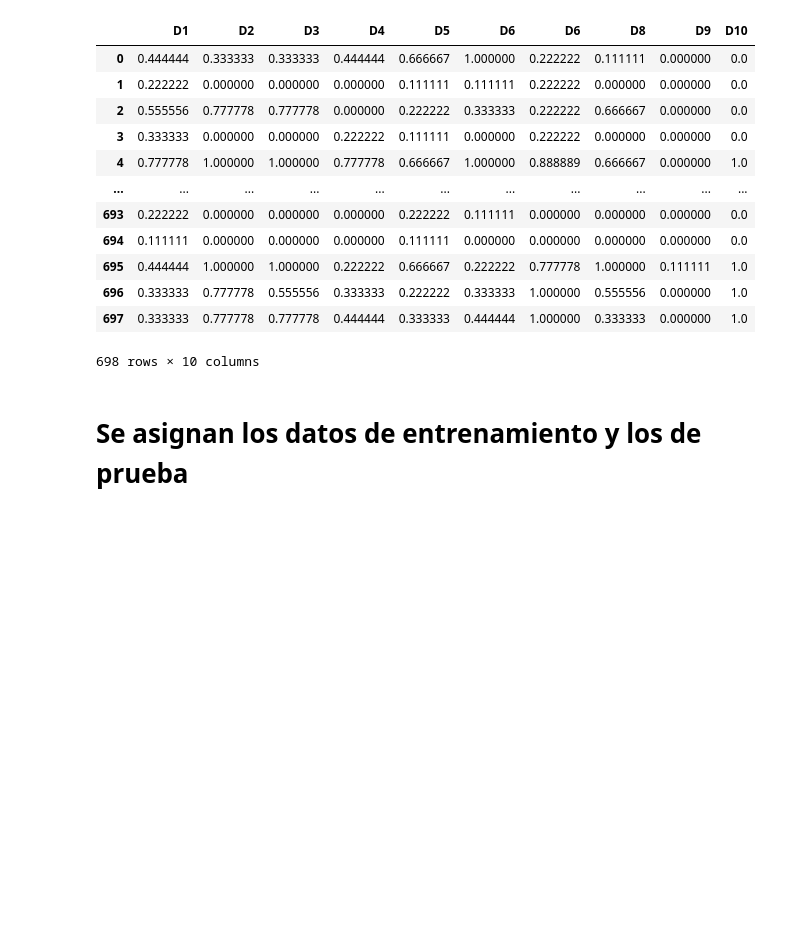
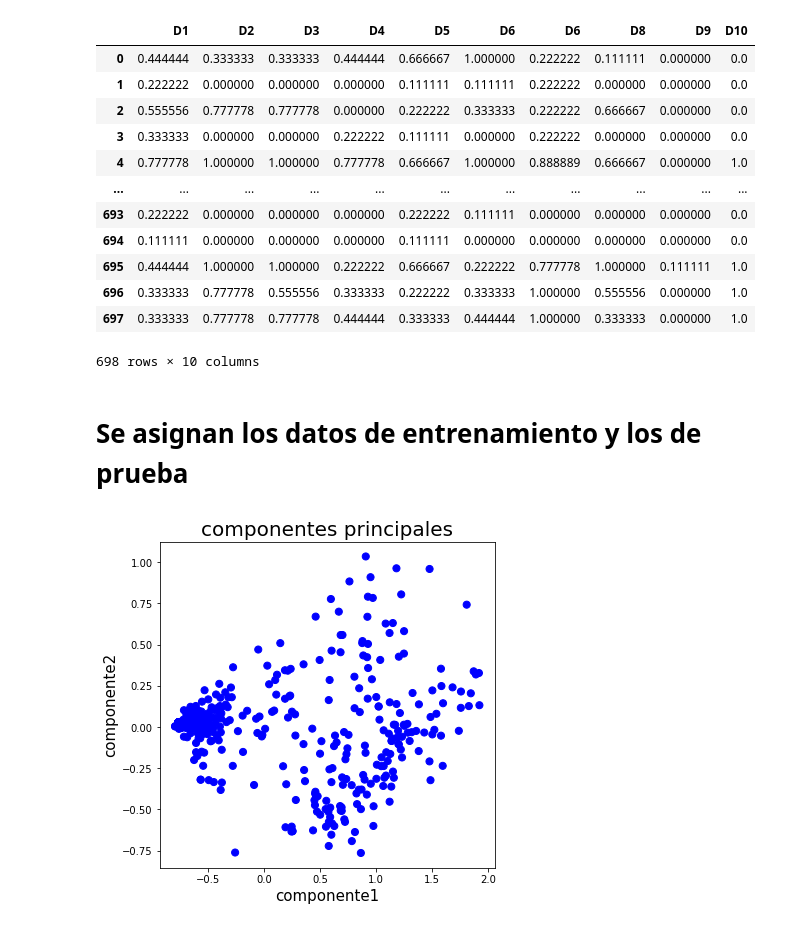
Before and after one commit to nandrom/senalesIII, a Jupyter notebook: Proyecto_final.ipynb, the cells around one changed output. Cells and saved outputs as stored; diff of their text form; code cells hidden in the pictures; blank space fills up the shorter version.

Commit message:
Creación de los cluster

```diff
--- a/Proyecto_final.ipynb
+++ b/Proyecto_final.ipynb
@@ -92,0 +203,93 @@ Ypru = Y.iloc[dent:dent+dpru,:]               # Datos de prueba (salidas esperad
+# %%
+#%% visualizacion de los clusters - tecnica de reduccion de dimenciones, para seleccionar las variable mas relevantes
+
+pca = PCA(n_components = 2)                                                            # creacion del modelo PCA para dos componentes (los principales)
+pca_cancer = pca.fit_transform(Xent)                                                   # obtencion de los dos componentes principales
+pca_cancer_df = pd.DataFrame(data = pca_cancer, columns=['componente1','componente2']) # creacion de un dataframe con los componentes principales
+# %%
+#%% K-means - para evaluar el desempeño ante diferentes numeros de clusters
+
+# Codo de jambu: este metodo consiste en ir creando diferentes cantidades de clusters e ir calculando q tan similares son los individuos dentro de los mismos
+# mientras mas similares sean estos, mas distante se encontraran los clusters que se formen.
+# wcss: es un indicador de que tan similares son los individuos dentro de los clusters
+# se busca un punto en el q wcss deje de disminuir de manera drastica, dicho punto es el numero de clusters optimo
+
+wcss = []            # vector vacio para guardar lo wcss - within clusters sum square (funcion de optimizacion)
+iteraciones = []     # vector vacio para almacenar la cantidad de iteraciones que el algoritmo k-means usa para alcanzar el minimo de tolerancia convergencia del algoritmo
+Eerrores = []        # vector vacio para almacenar la cantidad de errores
+Eperrores = []       # vector vacio para almacenar los porcentajes de error
+Perrores = []        # vector vacio para almacenar la cantidad de errores
+Pperrores = []       # vector vacio para almacenar los porcentajes de error
+
+for k in range (1,kmax):                                       # ciclo para evaluar el desempeño segun la cantidad de clusters
+    clustering = KMeans(n_clusters = k, init = 'random', n_init = 10, max_iter = itera, tol = 1e-6, algorithm = 'full')  # se crea un modelo de k-means, segun la cantidad de clusters que deseo
+    clustering.fit(Xent)                                     # se aplica el modelo a la base de datos (entrenamiento)
+    wcss.append(clustering.inertia_)                         # se agrega el valor de los wcss que se encuentran en .inertia_ al vector WCSS (funcion de optimizacion)
+
+    salidas = pd.DataFrame(data = clustering.labels_, columns=['clusters']) # se crea un data frame para almacenar los label de los datos analaizados correspondientes a los clusters
+
+    cor = correspondencia(salidas,Yent,dent)                 # Se usa la funcion de correspondecia, para organizar los labels
+
+    e = 0                                                    # inicializacion del contador de errores
+    for i in range (dent):                                   # ciclo para recorrer los datos de entrenamiento
+        if (cor.loc[i,'yesp'] != cor.loc[i,'ynuevo']):       # condicion para determinar la cantidad de errores
+            e = e + 1                                        # contador de errores
+
+    pe = (e*100)/dent                                        # calculo del porcentaje de error de entrenamiento
+
+    Eerrores.append(e)                                       # guardamos los errores que se den segun la cantidad de clusters en el vector
+    Eperrores.append(pe)                                     # guardamos el porcentaje error que se presente segun la cantidad de clusters en el vector
+    iteraciones.append(clustering.n_iter_)                   # guardamos la cantidad de iteraciones q se den segun la cantidad de clusters en el vector
+
+    # prueba
+    prediccion = pd.DataFrame(data = clustering.predict(Xpru), columns=['clusters']) # se crea un data frame para almacenar la prediccion con los datos de prueba
+    Ypru.reset_index(drop=True,inplace=True)                 # se hace un reset a los index de los Y de prueba
+
+    cor1 = correspondencia(prediccion,Ypru,dpru)           # se usa la funcion correspondecia ARRELAR!!!
+
+    ep = 0                                                   # inicializacion del contador de errores de prueba
+    for i in range (dpru):                                   # ciclo para recorrer los datos de prueba
+        if (cor1.loc[i,'yesp'] != cor1.loc[i,'ynuevo']):     # condicion para determinar la cantidad de errores
+            ep = ep + 1                                      # contador de errores
+
+    pep = (ep*100)/dpru                                      # calculo del porcentaje de error de entrenamiento
+
+    Perrores.append(ep)                                      # guardamos los errores que se den segun la cantidad de clusters en el vector
+    Pperrores.append(pep)                                    # guardamos el porcentaje error que se presente segun la cantidad de clusters en el vector
+
+
+    pca_nombres_cancer = pd.concat([pca_cancer_df, salidas],axis = 1) # concatemos los dataframe de los componentes principales, con las salidas obtenidas del algoritmo k-means
+
+    #graficas
+    fig = plt.figure(figsize=(6,6))                        # creacion de una figura para darnos una idea de como estan separados nuestros datos basados en los dos componentes principales elegidos
+    cx = fig.add_subplot(1,1,1)                            # se crea un suplot dentro de la figura para graficar
+    cx.set_xlabel('componente1', fontsize = 15)
+    cx.set_ylabel('componente2', fontsize = 15)
+    cx.set_title('componentes principales', fontsize =20)
+
+    color_theme = np.array(["blue","green","orange","red","black","cyan","yellow","violet","pink","grey"]) # se especifican los colores usados para especificar q datos pertenecen a que cluster
+    cx.scatter(x=pca_nombres_cancer.componente1, y= pca_nombres_cancer.componente2, c=color_theme[pca_nombres_cancer.clusters], s= 50) # dibujo de los puntos correspondientes a los datos
+    #cx.legend("cluster 1","cluster 2","cluster 3","cluster 4","cluster 5","cluster 6","cluster 7","cluster 8","cluster 9","cluster 10")
+    plt.show()
+
+
+plt.plot(range(1, kmax), wcss)                                    # grafica del criterio para seleccionar la cantidad de clusters mas optima (wcss =  funcion de optimizacion)
+plt.title("criterio de validacion para el numero de clusters")
+plt.xlabel("numero de clusters")
+plt.ylabel("wcss")
+plt.grid()
+plt.show()
+
+plt.subplot(211)
+plt.plot(range(1,kmax), Eperrores)
+plt.xlabel("numero de clusters")
+plt.ylabel("% Error entrenamiento")
+plt.grid()
+
+plt.subplot(212)
+plt.plot(range(1,kmax), Pperrores)
+plt.xlabel("numero de clusters")
+plt.ylabel("% Error prueba")
+plt.grid()
+# %% [output]
+[figure, added]
```
Also changed, not shown: parts of 2 cells of this notebook.
